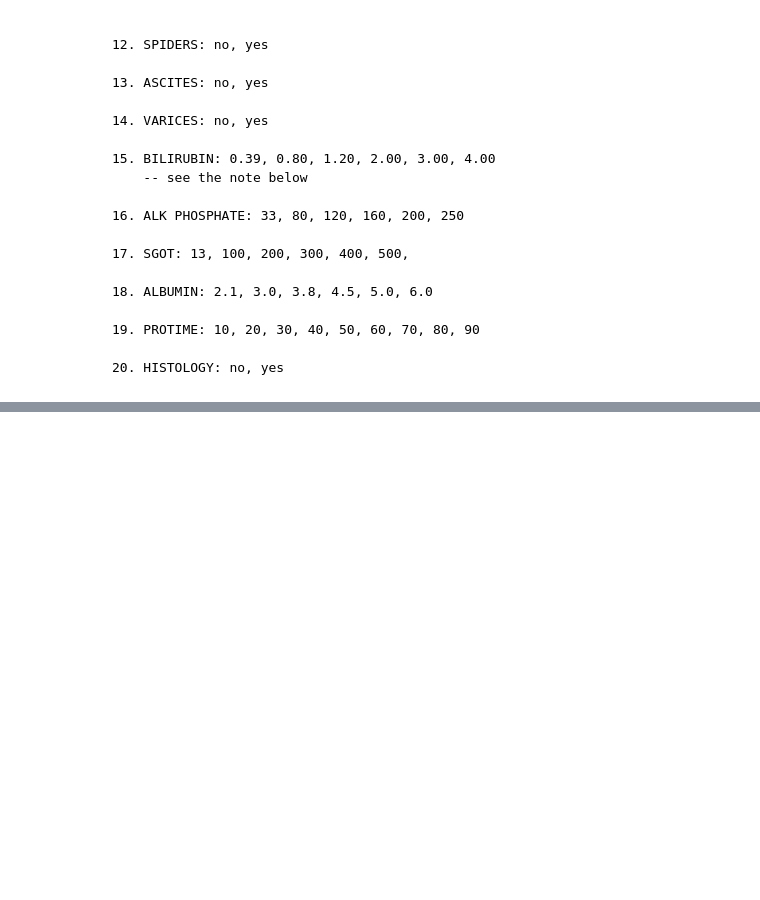
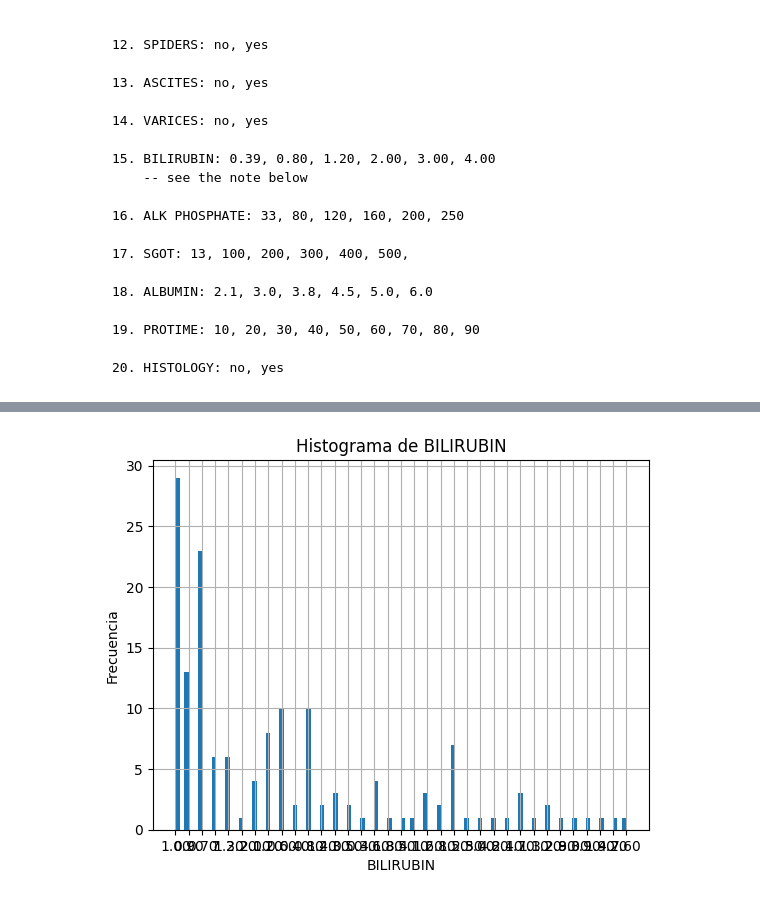
Before and after one commit to phobbins/AnalisisDatos, a Jupyter notebook: Proyecto/Hepatitis_Predict.ipynb, the cells around one changed output, grey strips where cells are left out. Cells and saved outputs as stored; diff of their text form; code cells hidden in the pictures; blank space fills up the shorter version.

Commit message:
Normalizacion de Var hasta Bilirubin

```diff
--- a/Proyecto/Hepatitis_Predict.ipynb
+++ b/Proyecto/Hepatitis_Predict.ipynb
@@ -90,0 +319,7 @@ Index(['2', '30', '2.1', '1', '2.2', '2.3', '2.4', '2.5', '1.1', '2.6', '2.7',
+# %%
+df_hepatitis['SPLEEN PALPABLE'] = df_hepatitis['SPLEEN PALPABLE'].replace('?',2) #Reemplazamos por la moda
+df_hepatitis['SPLEEN PALPABLE'] = df_hepatitis['SPLEEN PALPABLE'].astype(int) # Pasamos de Object a interger
+
+df_hepatitis['SPLEEN PALPABLE'] = df_hepatitis['SPLEEN PALPABLE'].replace(1,0) #0 NO
+df_hepatitis['SPLEEN PALPABLE'] = df_hepatitis['SPLEEN PALPABLE'].replace(2,1) #1 YES
+df_hepatitis['SPLEEN PALPABLE'].value_counts()
@@ -90,0 +341,7 @@ Index(['2', '30', '2.1', '1', '2.2', '2.3', '2.4', '2.5', '1.1', '2.6', '2.7',
+# %%
+df_hepatitis['SPIDERS'] = df_hepatitis['SPIDERS'].replace('?',2) #Reemplazamos por la moda
+df_hepatitis['SPIDERS'] = df_hepatitis['SPIDERS'].astype(int) # Pasamos de Object a interger
+
+df_hepatitis['SPIDERS'] = df_hepatitis['SPIDERS'].replace(1,0) #0 NO
+df_hepatitis['SPIDERS'] = df_hepatitis['SPIDERS'].replace(2,1) #1 YES
+df_hepatitis['SPIDERS'].value_counts()
@@ -90,0 +363,7 @@ Index(['2', '30', '2.1', '1', '2.2', '2.3', '2.4', '2.5', '1.1', '2.6', '2.7',
+# %%
+df_hepatitis['ASCITES'] = df_hepatitis['ASCITES'].replace('?',2) #Reemplazamos por la moda
+df_hepatitis['ASCITES'] = df_hepatitis['ASCITES'].astype(int) # Pasamos de Object a interger
+
+df_hepatitis['ASCITES'] = df_hepatitis['ASCITES'].replace(1,0) #0 NO
+df_hepatitis['ASCITES'] = df_hepatitis['ASCITES'].replace(2,1) #1 YES
+df_hepatitis['ASCITES'].value_counts()
@@ -90,0 +385,7 @@ Index(['2', '30', '2.1', '1', '2.2', '2.3', '2.4', '2.5', '1.1', '2.6', '2.7',
+# %%
+df_hepatitis['VARICES'] = df_hepatitis['VARICES'].replace('?',2) #Reemplazamos por la moda
+df_hepatitis['VARICES'] = df_hepatitis['VARICES'].astype(int) # Pasamos de Object a interger
+
+df_hepatitis['VARICES'] = df_hepatitis['VARICES'].replace(1,0) #0 NO
+df_hepatitis['VARICES'] = df_hepatitis['VARICES'].replace(2,1) #1 YES
+df_hepatitis['VARICES'].value_counts()
@@ -90,0 +435,8 @@ Index(['2', '30', '2.1', '1', '2.2', '2.3', '2.4', '2.5', '1.1', '2.6', '2.7',
+# %%
+df_hepatitis['BILIRUBIN'].hist(bins=)
+plt.xlabel('BILIRUBIN')
+plt.ylabel('Frecuencia')
+plt.title('Histograma de BILIRUBIN')
+plt.show()
+# %% [output]
+[figure, added]
```
Also changed, not shown: parts of 50 cells of this notebook.
